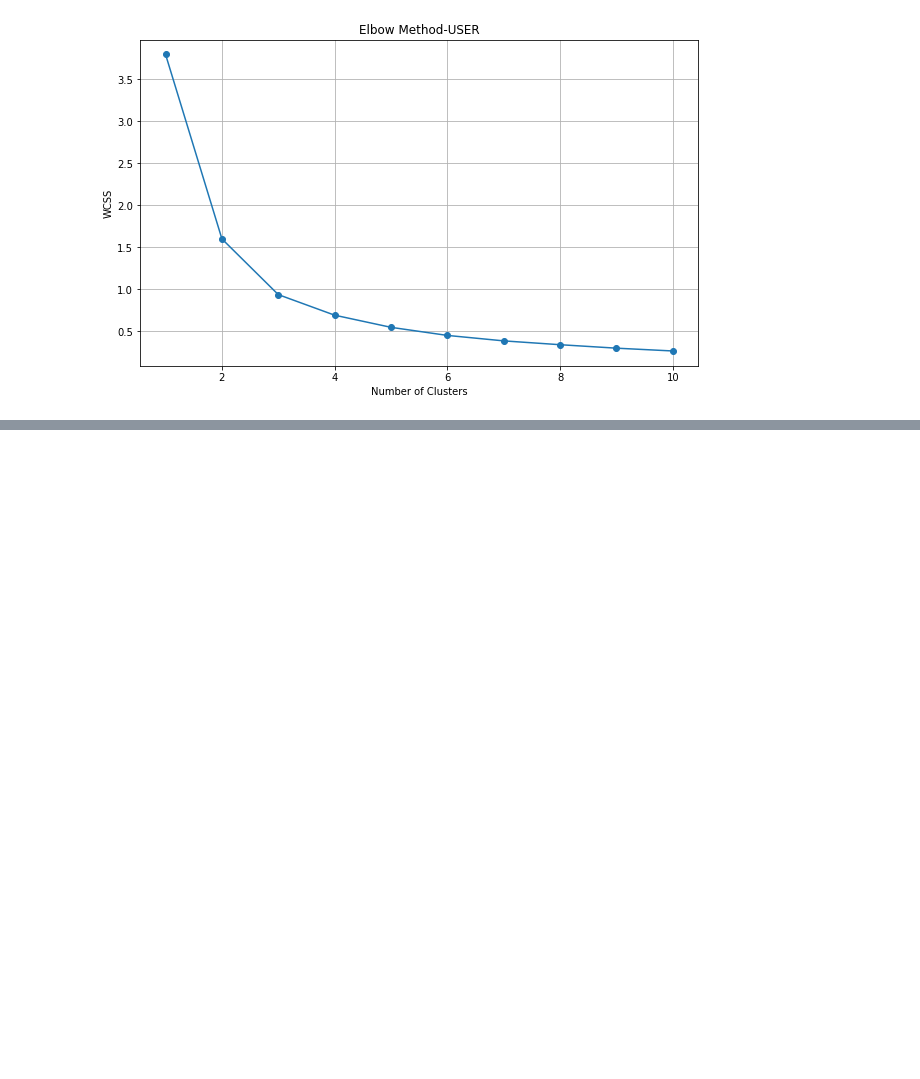
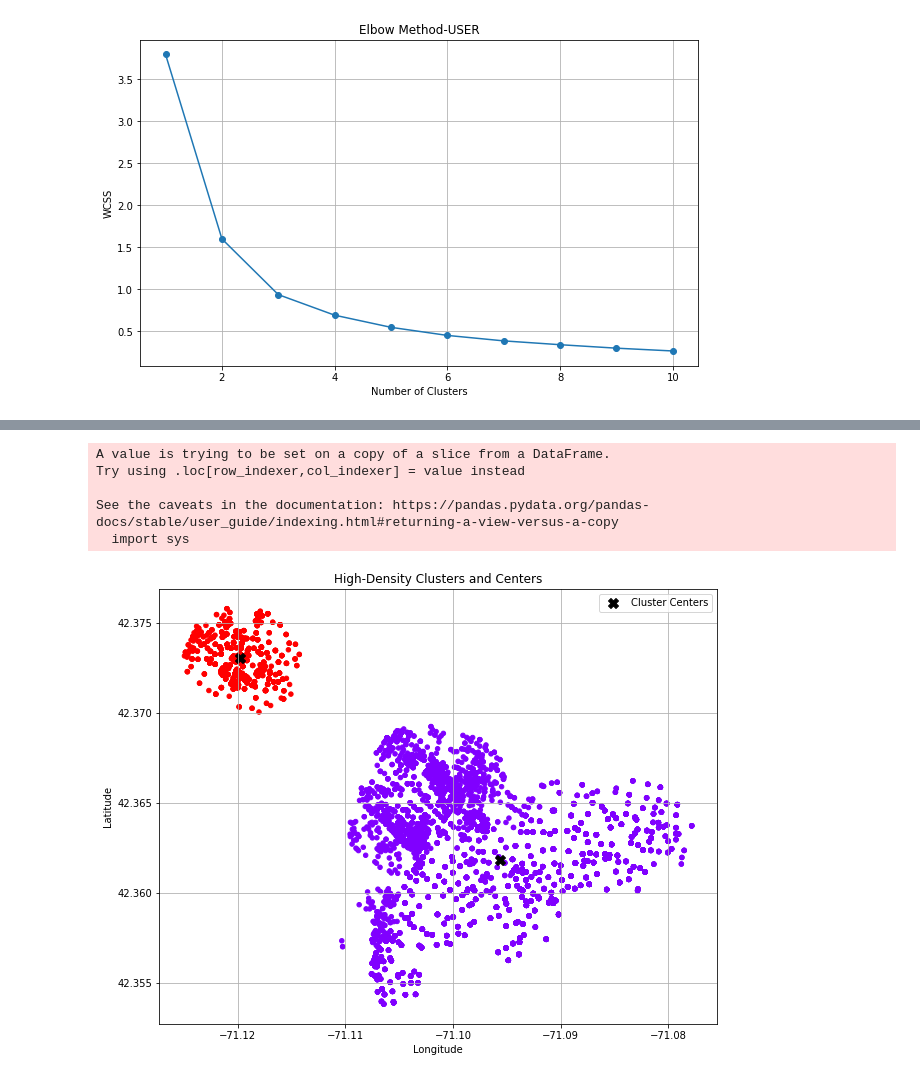
Before and after one commit to CityScope/MobilityTable_SanSebastian, a Jupyter notebook: preprocessing/DemandClusters.ipynb, the cells around one changed output, grey strips where cells are left out. Drawn from its saved outputs; the diff is of its cells as text; code cells hidden in the pictures; blank space fills up the shorter version.

```diff
--- a/preprocessing/DemandClusters.ipynb
+++ b/preprocessing/DemandClusters.ipynb
@@ -130,0 +166,38 @@ plt.show()
+# %%
+
+
+# Preprocessing: Scale the data
+scaler = StandardScaler()
+scaled_data = scaler.fit_transform(df_user[['start_lat', 'start_lon']])
+
+# Apply DBSCAN clustering
+dbscan = DBSCAN(eps=0.2, min_samples=300)  # Adjust eps and min_samples based on your data
+df_user_pt['cluster'] = dbscan.fit_predict(scaled_data)
+
+# Extract high-density clusters
+df_high_density = df_user_pt[df_user_pt['cluster'] != -1]  # -1 indicates noise points
+
+# Calculate cluster centers
+cluster_centers = []
+for cluster_num in df_high_density['cluster'].unique():
+    cluster_points = df_high_density[df_high_density['cluster'] == cluster_num]
+    cluster_center = cluster_points[['start_lat', 'start_lon']].mean()
+    cluster_centers.append(cluster_center)
+
+# Visualize high-density clusters and centers
+plt.figure(figsize=(10, 8))
+plt.scatter(df_high_density['start_lon'], df_high_density['start_lat'], c=df_high_density['cluster'], cmap='rainbow', s=20)
+plt.scatter([center['start_lon'] for center in cluster_centers], [center['start_lat'] for center in cluster_centers], color='black', marker='X', s=100, label='Cluster Centers')
+plt.xlabel('Longitude')
+plt.ylabel('Latitude')
+plt.title('High-Density Clusters and Centers')
+plt.grid(True)
+plt.legend()
+plt.show()
+# %% [output]
+A value is trying to be set on a copy of a slice from a DataFrame.
+Try using .loc[row_indexer,col_indexer] = value instead
+
+See the caveats in the documentation: https://pandas.pydata.org/pandas-docs/stable/user_guide/indexing.html#returning-a-view-versus-a-copy
+  import sys
+[figure, added]
```
Also changed, not shown: parts of 17 cells of this notebook, 2 other files.
